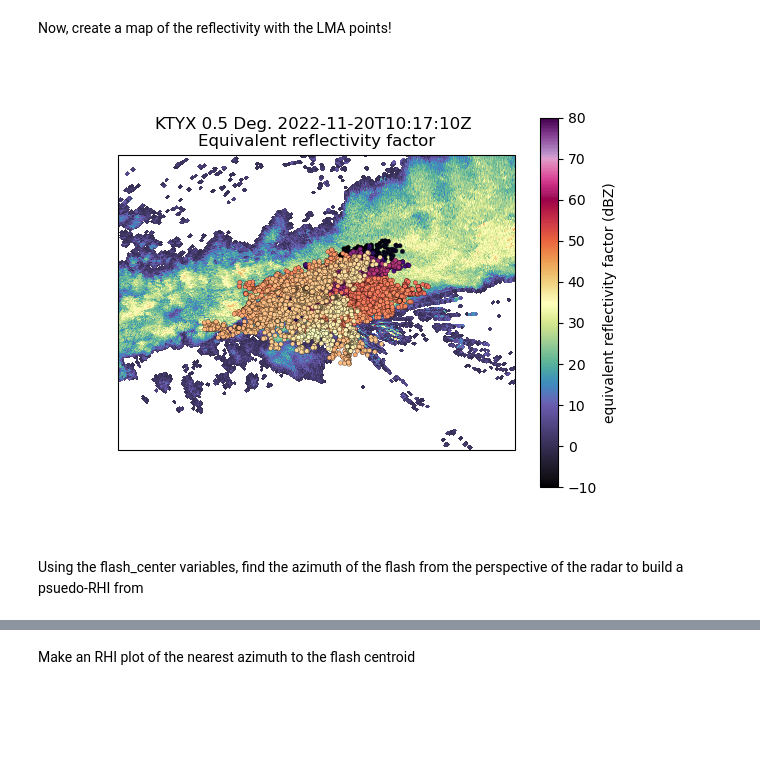
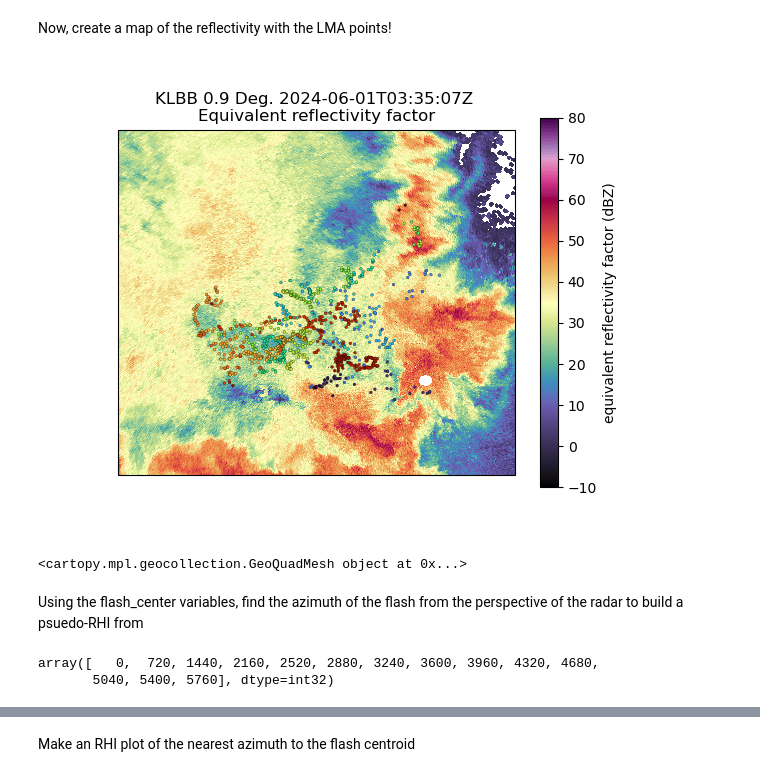
Before and after one commit to deeplycloudy/lmaworkshop, a Jupyter notebook: WTLMA/xlma_plots.ipynb, the cells around one changed output, grey strips where cells are left out. Drawn from its saved outputs; the diff is of its cells as text; code cells hidden in the pictures; blank space fills up the shorter version.

Commit message:
Update WTLMA example, including radar overlay

```diff
--- a/WTLMA/xlma_plots.ipynb
+++ b/WTLMA/xlma_plots.ipynb
@@ -268,18 +287,38 @@ checkbox to limit to any aribtrary range to plot later on.
 
 The map is also interactive, try zooming in on the flashes to find an interesting one!
 # %%
-window = dt.timedelta(0,10)
-center_time = dt.datetime(2024,6,1,3,49,17) + dt.timedelta(0,0)
+# window = dt.timedelta(0,10)
+# center_time = dt.datetime(2024,6,1,3,49,17) + dt.timedelta(0,0)
+
+# window = dt.timedelta(0,45)
+# center_time = dt.datetime(2024,6,1,3,49,45) + dt.timedelta(0,0)
+
+# zoom_end = datetime(2024, 6, 1, 3, 50, 20, 962168)
+# zoom_start = datetime(2024, 6, 1, 3, 50, 14, 530732)
+zoom_start = datetime(2024, 6, 1, 3, 31, 55, 0)
+zoom_end = datetime(2024, 6, 1, 3, 31, 58, 0)
+flash_x_span = (-102.64335338365198, -101.77166497548966)
+flash_y_span = (33.600346906531946, 34.11902492701288)
+
+lma_cmap = 'turbo'
+
+window = (zoom_end - zoom_start)/2
+center_time = zoom_start + window
+
 print(center_time)
 first_debug_time = center_time - window
 last_debug_time = center_time + window
-interact_lma = AnnotatedLMAPlot(big_flash_data, clon=big_flash_data.network_center_longitude,
-                                  clat=big_flash_data.network_center_latitude, tlim=[first_debug_time, last_debug_time],
-                                  zlim = (0,16))
+interact_lma = AnnotatedLMAPlot(big_flash_data, plot_cmap=lma_cmap,
+                                  clon=big_flash_data.network_center_longitude,
+                                  clat=big_flash_data.network_center_latitude,
+                                  xlim = flash_x_span, ylim=flash_y_span,
+                                  tlim=[first_debug_time, last_debug_time],
+                                  zlim = (0,14))
 
 xlma_controls = XLMAControls(interact_lma)
 w_xlma_controls = interact(xlma_controls.XLMAinteract,
-                           show_glm=xlma_controls.w_show_glm,
+                           show_glm16=xlma_controls.w_show_glm16,
+                           show_glm18=xlma_controls.w_show_glm18,
                            show_entln=xlma_controls.w_show_entln)
 
 # The code below is to support radar overlay. Needs to be combined with the new widgets above.
@@ -331,7 +423,7 @@ interact_lma.this_lma_sel = selection
 
 We do not yet capture the GLM or ENTLN data being shown in the current plot. B.L. from Oswego has also made some progress on doing the ENTLN subsetting in a way that works with interaction - check with him, too.
 # %%
-selected_data = interact_lma.ds.copy()
+selected_data = interact_lma.ds[{'number_of_events':interact_lma.this_lma_sel}].copy()
 center_lon = selected_data.event_longitude.mean(dim='number_of_events').data.item()
 center_lat = selected_data.event_latitude.mean(dim='number_of_events').data.item()
 center_alt = selected_data.event_altitude.mean(dim='number_of_events').data.item()
@@ -345,7 +437,7 @@ print(selected_time)
 # %%
 import nexradaws
 conn = nexradaws.NexradAwsInterface()
-radar_id = 'KTYX'
+radar_id = 'KLBB'
 
 range_start = selected_time - dt.timedelta(minutes=5)
 range_end = selected_time + dt.timedelta(minutes=5)
@@ -375,16 +475,31 @@ Now, create a map of the reflectivity with the LMA points!
 # %%
 field_i_want = 'reflectivity'
 radar_fig = plt.figure()
 radar_ax = plt.axes(projection=ccrs.PlateCarree())
 
 rmd = pyart.graph.RadarMapDisplay(radar)
 # Here I mask out reflectivities below 0 dBZ to get rid of some of the ground clutter.
-rmd.plot_ppi_map(field_i_want, mask_tuple=('reflectivity', 0), vmin=-10, vmax=80, cmap='ChaseSpectral', ax=radar_ax, fig=radar_fig, add_grid_lines=False)
+rmd.plot_ppi_map(field_i_want, sweep=3, mask_tuple=('reflectivity', 0), vmin=-10, vmax=80, cmap='ChaseSpectral', ax=radar_ax, fig=radar_fig, add_grid_lines=False)
 
-radar_ax.scatter(selected_data.event_longitude, selected_data.event_latitude, c=selected_data.event_time, cmap='magma', s=10, edgecolor='k', linewidths=0.2, transform=ccrs.PlateCarree())
-radar_ax.set_extent([selected_data.event_longitude.data.min()-0.25, selected_data.event_longitude.data.max()+0.25,
-                   selected_data.event_latitude.data.min()-0.25, selected_data.event_latitude.data.max()+0.25])
+radar_ax.scatter(selected_data.event_longitude, selected_data.event_latitude, c=selected_data.event_time, cmap=lma_cmap, s=4, edgecolor='k', linewidths=0.2, transform=ccrs.PlateCarree())
+radar_ax.set_extent([selected_data.event_longitude.data.min()-0.2, selected_data.event_longitude.data.max()+0.2,
+                   selected_data.event_latitude.data.min()-0.2, selected_data.event_latitude.data.max()+0.2])
 # %% [output]
-[figure, old version]
+[figure, new version]
+# %%
+for a in radar_ax.get_children():
+    a_name = str(a)
+    if 'QuadMesh' in a_name:
+        # Set the radar pcolormesh to rasterized
+        print(a_name)
+        a.set_rasterized(True)
+# radar_ax.figure.savefig('/data/20240601-WTLMA/LMA_PPI_033155-033158.pdf')
+# %% [output]
+<cartopy.mpl.geocollection.GeoQuadMesh object at 0x...>
 # %% [markdown]
 Using the flash_center variables, find the azimuth of the flash from the perspective of the radar to build a psuedo-RHI from
+# %%
+radar.sweep_start_ray_index['data']
+# %% [output]
+array([   0,  720, 1440, 2160, 2520, 2880, 3240, 3600, 3960, 4320, 4680,
+       5040, 5400, 5760], dtype=int32)
```
Also changed, not shown: parts of 29 cells of this notebook.
